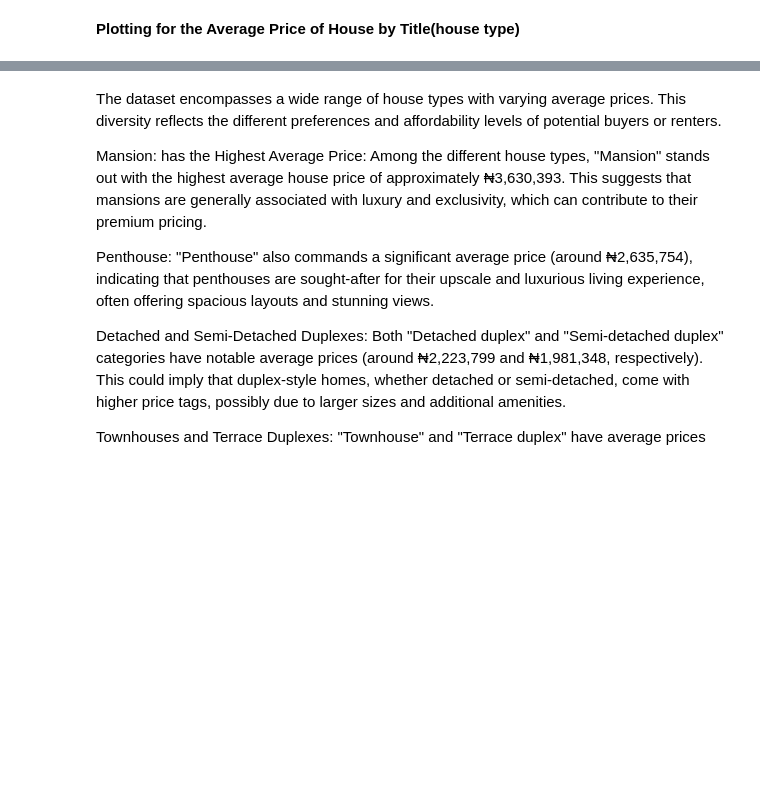
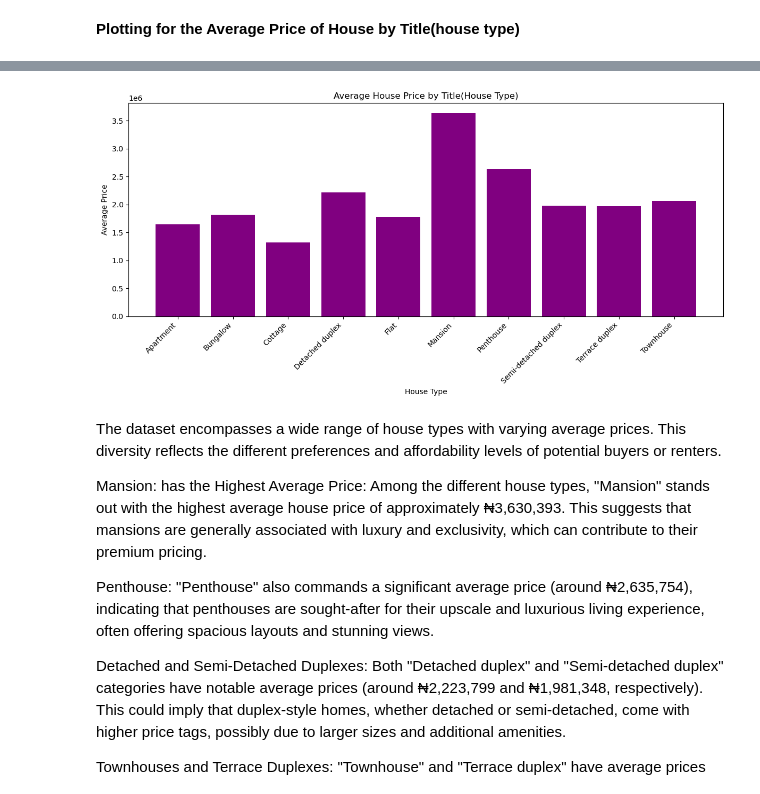
Before and after one commit to Cohdhed/Nigeria-House-Price-Prediction-DSN-Hackathon-, a Jupyter notebook: Nigeria House Price Prediction (DSN Hackathon).ipynb, the cells around one changed output, grey strips where cells are left out. Cells and saved outputs as stored; diff of their text form; code cells hidden in the pictures; blank space fills up the shorter version.

```diff
--- a/Nigeria House Price Prediction (DSN Hackathon).ipynb
+++ b/Nigeria House Price Prediction (DSN Hackathon).ipynb
@@ -408,6 +423,23 @@ fig.update_layout(xaxis_title='House Type', yaxis_title='Average Price', xaxis_t
 fig.show()
 # %% [output]
 [interactive output not drawn]
+# %%
+# Group by 'title' and calculate the average house price for each title
+avg_price_by_title = train_df.groupby('title')['price'].mean().reset_index()
+avg_price_by_title.columns = ['House Type', 'Average_house_price']
+
+
+# Create the bar plot
+fig, ax = plt.subplots(figsize=(12, 6))
+ax.bar(avg_price_by_title['House Type'], avg_price_by_title['Average_house_price'], color='purple')
+ax.set_xticklabels(avg_price_by_title['House Type'], rotation=45, ha='right')
+ax.set_xlabel('House Type')
+ax.set_ylabel('Average Price')
+ax.set_title('Average House Price by Title(House Type)')
+plt.tight_layout()
+plt.show()
+# %% [output]
+[figure, added]
 # %% [markdown]
 The dataset encompasses a wide range of house types with varying average prices. This diversity reflects the different preferences and affordability levels of potential buyers or renters.
 
```
Also changed, not shown: parts of 56 cells of this notebook.
